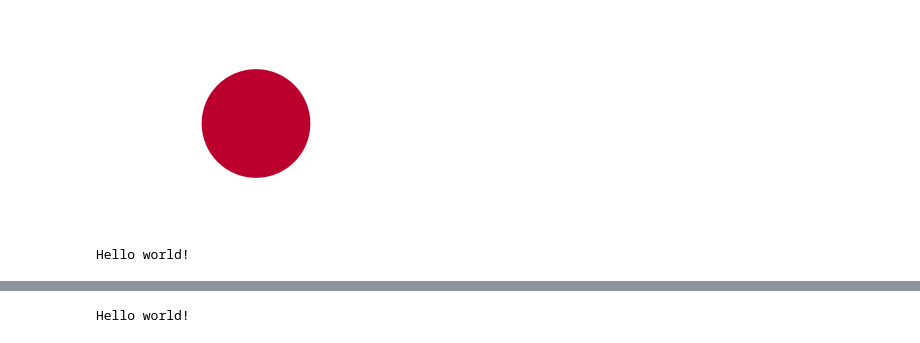
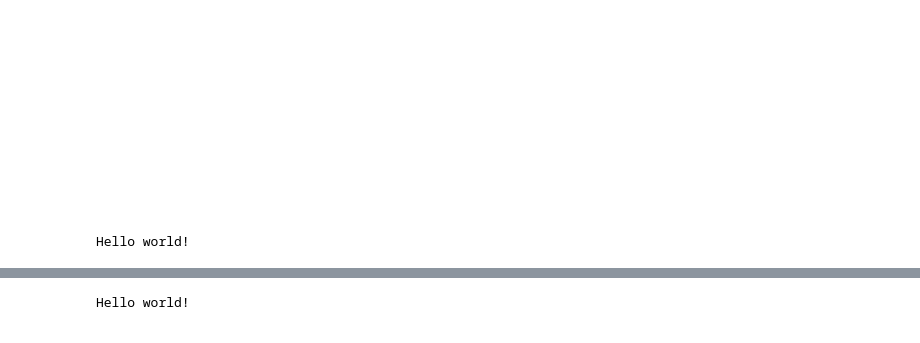
Before and after one commit to user1095108/jupyter-gpp-kernel, a Jupyter notebook: example.ipynb, the cells around one changed output, grey strips where cells are left out. Cells and saved outputs as stored; diff of their text form; code cells hidden in the pictures.

```diff
--- a/example.ipynb
+++ b/example.ipynb
@@ -1,16 +1,14 @@
 # %%
 #include <iostream>
 int main()
 {
   std::cout <<
-    R"(<svg xmlns="http://www.w3.org/2000/svg" width="320" height="213">
-    <rect fill="#fff" height="100%" width="100%"/>
-    <circle fill="#bc002d" cx="50%" cy="50%" r="20%"/>
-    </svg>Hello world!)";
+    R"(<svg xmlns="http://www.w3.org/2000/svg" xml:space="preserve" width="320" height="200" viewBox="0 0 58.21 58.21"><path d="M48.077 25.553c.021-.304.03-.604.03-.897 0-8.459-6.882-15.341-15.34-15.341a15.328 15.328 0 0 0-14.032 9.174.44.44 0 0 1-.161.117c-3.776.395-7.116 2.797-8.713 6.266a.771.771 0 0 1-.316.263C3.925 26.369 0 31.231 0 36.96c0 6.692 5.341 11.935 12.159 11.935h34.448c6.397 0 11.603-5.307 11.603-11.83 0-5.901-4.427-10.787-10.133-11.512zm-1.47 20.341H12.159C7.023 45.894 3 41.97 3 36.959c0-4.308 2.956-7.966 7.187-8.895 1.001-.219 1.964-.996 2.397-1.935 1.158-2.515 3.573-4.255 6.302-4.54 1.089-.113 2.151-.883 2.585-1.873a12.341 12.341 0 0 1 11.297-7.402c6.805 0 12.34 5.536 12.34 12.341 0 .378-.021.773-.064 1.176-.102.951-.169 1.579.334 2.137.284.316.699.501 1.124.501.028-.014.108-.004.162-.01 4.718.031 8.547 3.878 8.547 8.603-.001 4.788-3.941 8.832-8.604 8.832z" style="fill:#FFF"/></svg>)"
+    "Hello world!";
   return 0;
 }
 # %% [output]
-[figure, old version]
+[figure, new version]
 Hello world!
 # %%
 %BC
```
